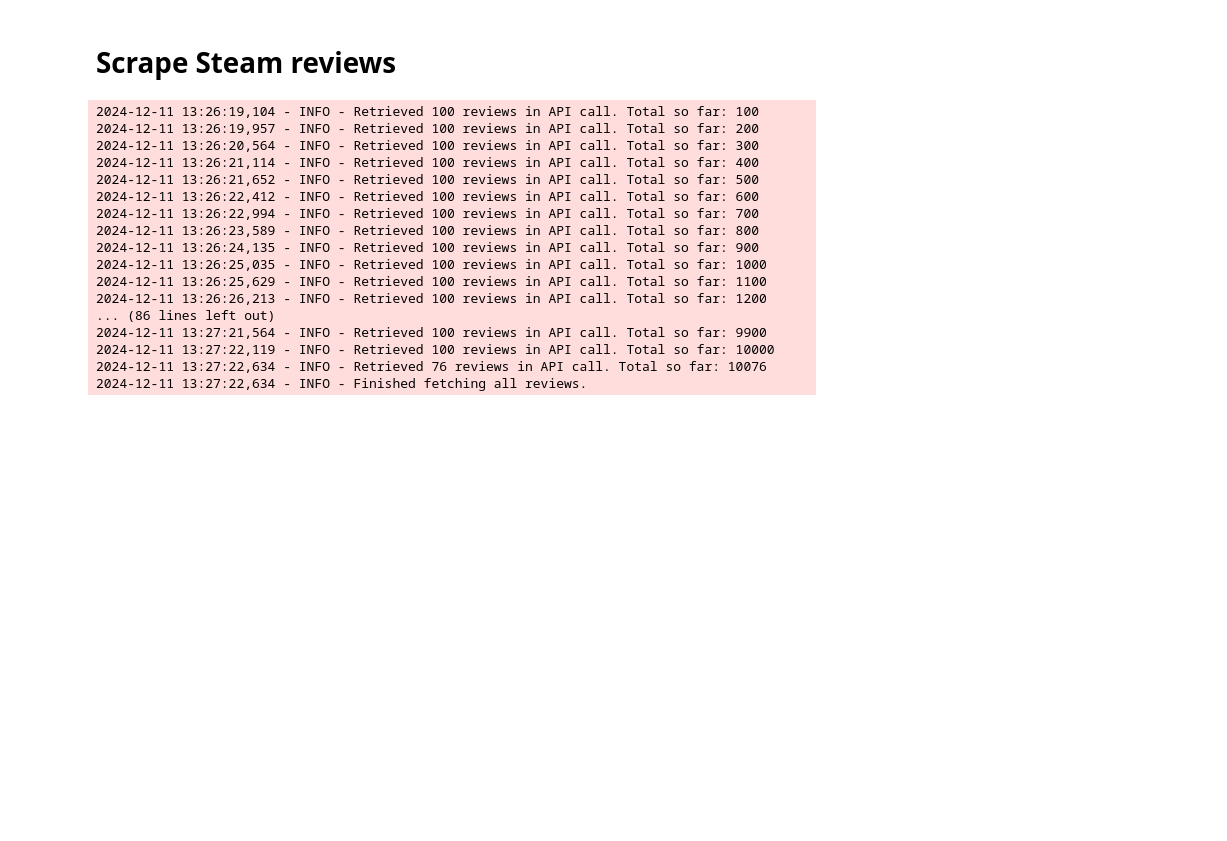
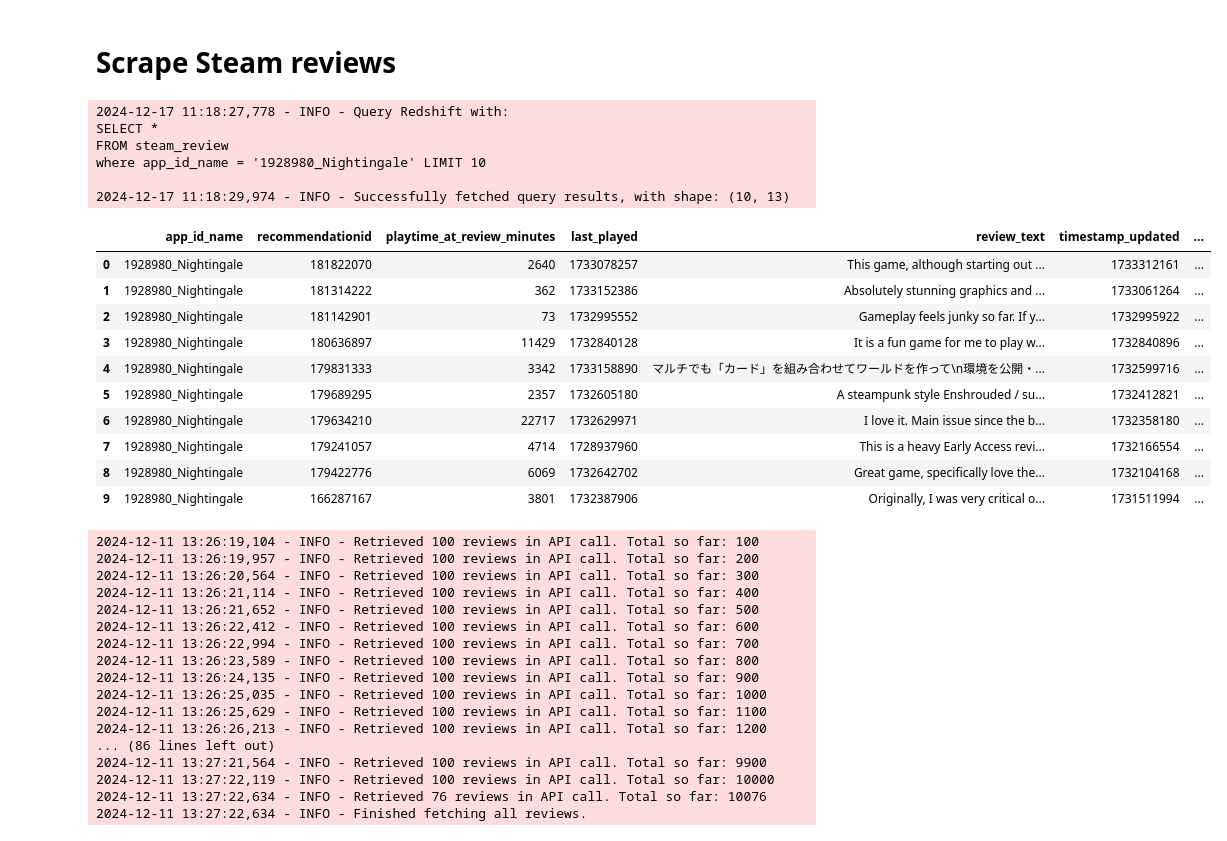
Before and after one commit to fb-pikpok/Cluster_Analysis, a Jupyter notebook: STEAM.ipynb, the cells around one changed output. Drawn from its saved outputs; the diff is of its cells as text; code cells hidden in the pictures; blank space fills up the shorter version.

```diff
--- a/STEAM.ipynb
+++ b/STEAM.ipynb
@@ -36,6 +36,45 @@ from helper.steam_scraper import *
 configure_api(client, chat_model_name)
 # %% [markdown]
 # Scrape Steam reviews
+# %%
+# My imports
+from helper.redshift_conector_standalone import *
+# region SQL Query Redshift
+sql_query = """
+SELECT *
+FROM steam_review
+where app_id_name = '1928980_Nightingale' LIMIT 10
+"""
+logger.info(f"Query Redshift with: {sql_query}")
+
+try:
+    results_json, results_df = fetch_query_results(sql_query)
+    # Print the first row of the DataFrame
+    logger.info("Successfully fetched query results, with shape: %s", results_df.shape)
+except Exception as e:
+    logger.error(f"Error fetching query results: {e}")
+    raise
+# %% [output]
+2024-12-17 11:18:27,778 - INFO - Query Redshift with:
+SELECT *
+FROM steam_review
+where app_id_name = '1928980_Nightingale' LIMIT 10
+
+2024-12-17 11:18:29,974 - INFO - Successfully fetched query results, with shape: (10, 13)
+# %%
+results_df
+# %% [output]
+|  | app_id_name | recommendationid | playtime_at_review_minutes | last_played | review_text | timestamp_updated | ... |
+| 0 | 1928980_Nightingale | 181822070 | 2640 | 1733078257 | This game, although starting out ... | 1733312161 | ... |
+| 1 | 1928980_Nightingale | 181314222 | 362 | 1733152386 | Absolutely stunning graphics and ... | 1733061264 | ... |
+| 2 | 1928980_Nightingale | 181142901 | 73 | 1732995552 | Gameplay feels junky so far. If y... | 1732995922 | ... |
+| 3 | 1928980_Nightingale | 180636897 | 11429 | 1732840128 | It is a fun game for me to play w... | 1732840896 | ... |
+| 4 | 1928980_Nightingale | 179831333 | 3342 | 1733158890 | マルチでも「カード」を組み合わせてワールドを作って\n環境を公開・... | 1732599716 | ... |
+| 5 | 1928980_Nightingale | 179689295 | 2357 | 1732605180 | A steampunk style Enshrouded / su... | 1732412821 | ... |
+| 6 | 1928980_Nightingale | 179634210 | 22717 | 1732629971 | I love it. Main issue since the b... | 1732358180 | ... |
+| 7 | 1928980_Nightingale | 179241057 | 4714 | 1728937960 | This is a heavy Early Access revi... | 1732166554 | ... |
+| 8 | 1928980_Nightingale | 179422776 | 6069 | 1732642702 | Great game, specifically love the... | 1732104168 | ... |
+| 9 | 1928980_Nightingale | 166287167 | 3801 | 1732387906 | Originally, I was very critical o... | 1731511994 | ... |
 # %%
 # https: // store.steampowered.com / app / 455690 / Pixel_Puzzles_Junior_Jigsaw /
 # https://store.steampowered.com/app/2093920/Dread_Dawn/
```
Also changed, not shown: 3 other files.
